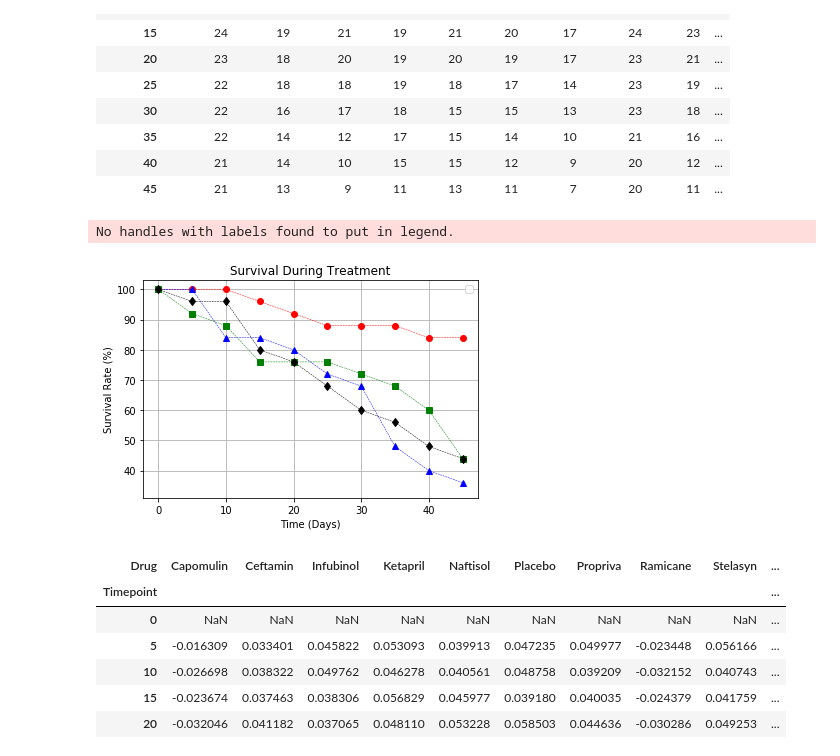
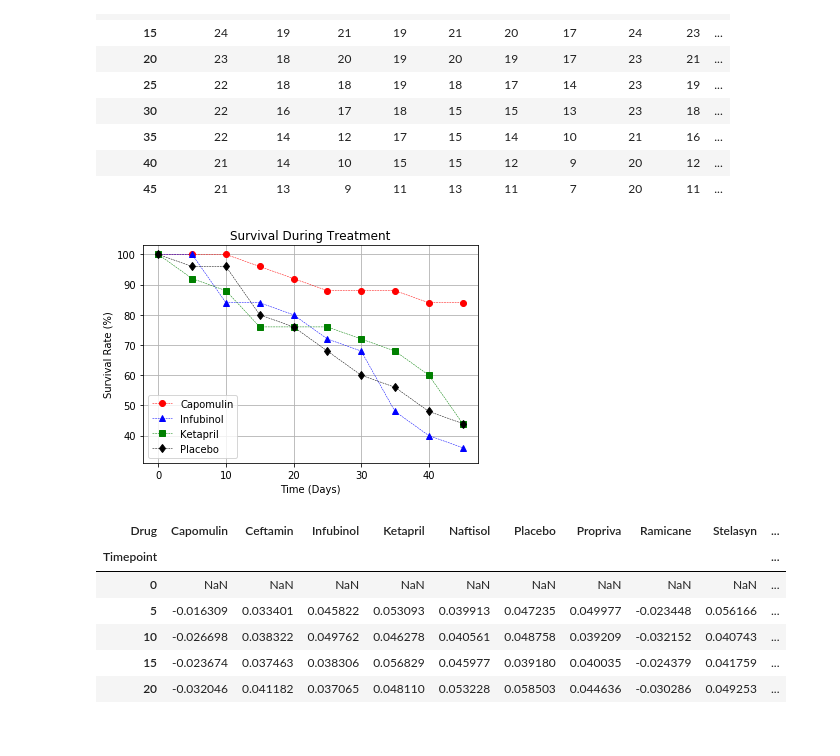
Before and after one commit to slake516/matplotlib_challenge, a Jupyter notebook: Untitled1.ipynb, the cells around one changed output. Saved outputs shown, nothing was run; the diff lists cells and outputs as text; code cells hidden in the pictures.

```diff
--- a/Untitled1.ipynb
+++ b/Untitled1.ipynb
@@ -18,7 +18,7 @@ mouse_data = pd.read_csv(mouse_drug_data_to_load)
 clinical_data = pd.read_csv(clinicaltrial_data_to_load)
 
 # Combine the data into a single dataset
-combined_df = pd.merge(clinical_data,mouse_data, how="left", on="Mouse ID")
+combined_df = pd.merge(clinical_data,mouse_data, how="outer", on="Mouse ID")
 combined_df.head()
 # %% [output]
 |  | Mouse ID | Timepoint | Tumor Volume (mm3) | Metastatic Sites | Drug |
@@ -203,23 +203,26 @@ mice_pivot
 # %%
 # Generate the Plot (Accounting for percentages)
 listLegend=['Capomulin','Infubinol','Ketapril','Placebo']
 
-plt.plot(mice_pivot.index,100 * mice_pivot['Capomulin'] / max(mice_pivot['Capomulin']),"ro--",linewidth=0.5)
-plt.plot(mice_pivot.index,100 * mice_pivot['Infubinol'] / max(mice_pivot['Infubinol']), "b^--",linewidth=0.5)
-plt.plot(mice_pivot.index,100 * mice_pivot['Ketapril'] / max(mice_pivot['Ketapril']), "gs--",linewidth=0.5)
-plt.plot(mice_pivot.index,100 * mice_pivot['Placebo'] / max(mice_pivot['Placebo']), "kd--",linewidth=0.5)
+plt.plot(mice_pivot.index,100 * mice_pivot['Capomulin'] / max(mice_pivot['Capomulin']),"ro--",linewidth=0.5,\
+        label='Capomulin')
+plt.plot(mice_pivot.index,100 * mice_pivot['Infubinol'] / max(mice_pivot['Infubinol']), "b^--",linewidth=0.5,\
+        label='Infubinol')
+plt.plot(mice_pivot.index,100 * mice_pivot['Ketapril'] / max(mice_pivot['Ketapril']), "gs--",linewidth=0.5,\
+        label='Ketapril')
+plt.plot(mice_pivot.index,100 * mice_pivot['Placebo'] / max(mice_pivot['Placebo']), "kd--",linewidth=0.5,\
+        label='Placebo')
 
 # Create a legend for our chart
 plt.title("Survival During Treatment")
 plt.xlabel("Time (Days)")
 plt.ylabel("Survival Rate (%)")
 plt.legend(loc="best")
 
 plt.ylim(31,103)
 plt.grid()
 # Save the Figure
 plt.savefig("Survival During Treatment.png")
 # %% [output]
-No handles with labels found to put in legend.
-[figure, old version]
+[figure, new version]
 # %%
```
Also changed, not shown: parts of 7 cells of this notebook, 4 other files.
